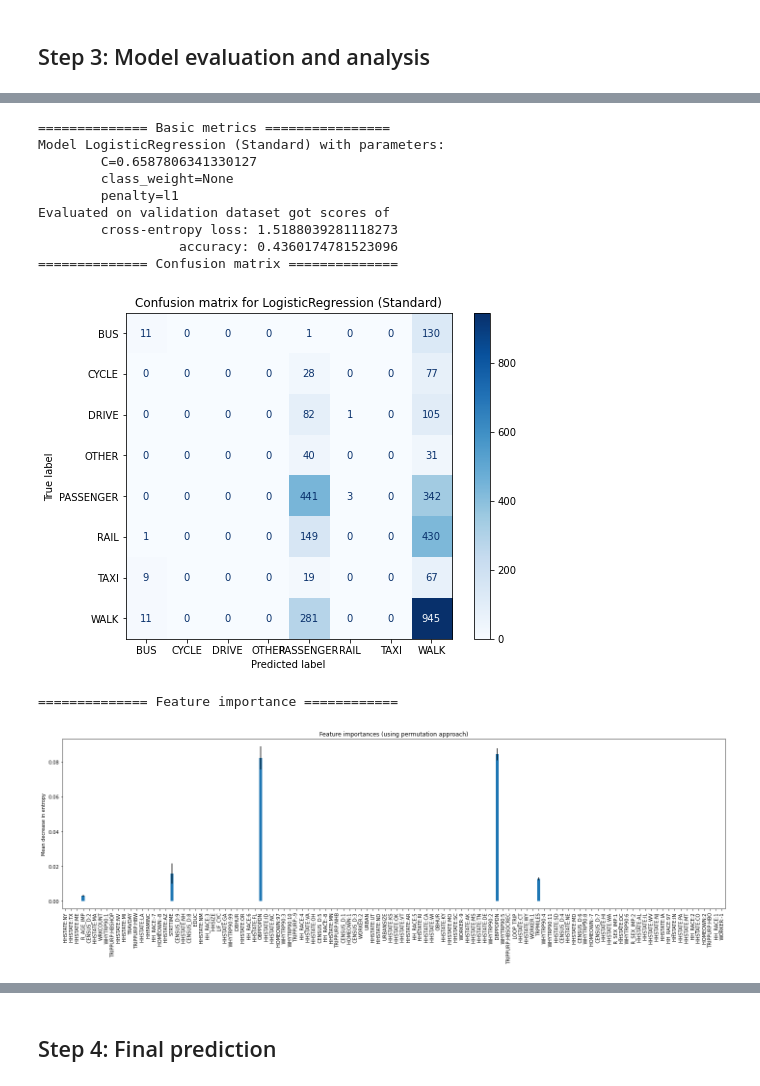
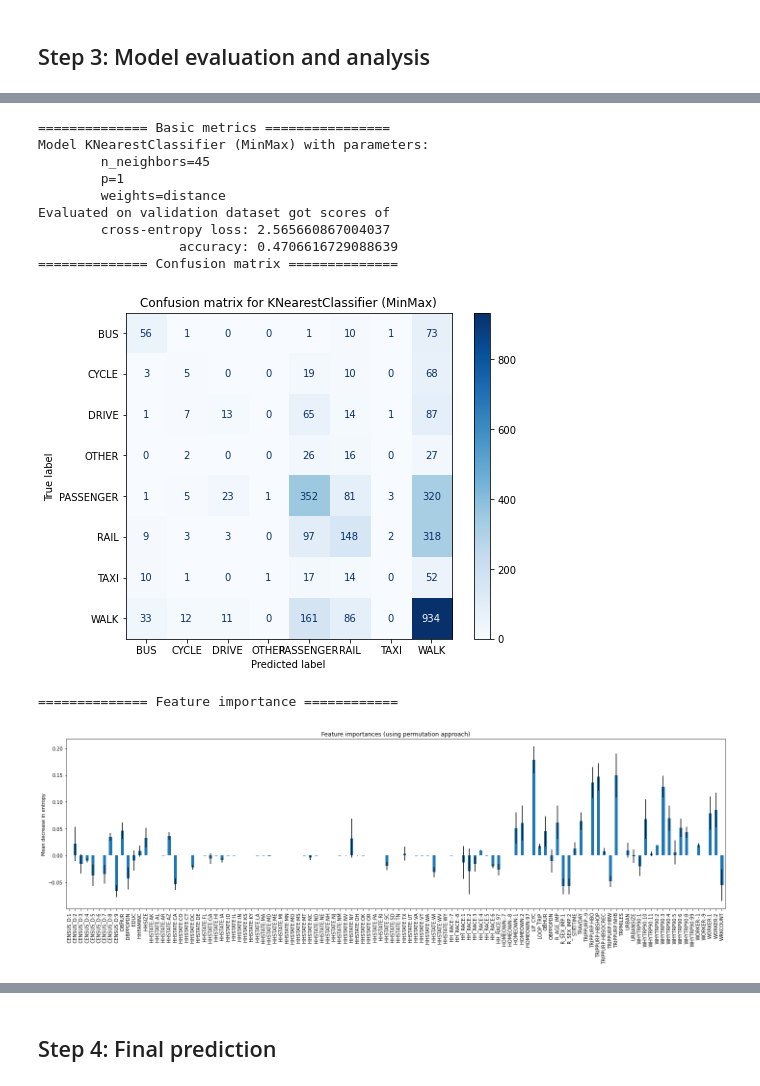
Before and after one commit to bataillard/DAMiT, a Jupyter notebook: ML Mode Choice/Model_NHTS_mode_choice.ipynb, the cells around one changed output, grey strips where cells are left out. Cells and saved outputs as stored; diff of their text form; code cells hidden in the pictures.

```diff
--- a/ML Mode Choice/Model_NHTS_mode_choice.ipynb
+++ b/ML Mode Choice/Model_NHTS_mode_choice.ipynb
@@ -556,15 +623,15 @@ Evaluated on validation dataset got scores of
-# %%
-evaluate_model("LogisticRegression (Standard)", best_logreg_std, logstdsearch)
-# %% [output]
-============== Basic metrics ================
-Model LogisticRegression (Standard) with parameters:
-        C=0.6587806341330127
-        class_weight=None
-        penalty=l1
-Evaluated on validation dataset got scores of
-        cross-entropy loss: 1.5188039281118273
-                  accuracy: 0.4360174781523096
-============== Confusion matrix ==============
-[figure, removed]
-============== Feature importance ============
-[figure, removed]
+# %%
+evaluate_model("KNearestClassifier (MinMax)", best_knn, knnsearch, X=X_sc, X_val=X_val_sc)
+# %% [output]
+============== Basic metrics ================
+Model KNearestClassifier (MinMax) with parameters:
+        n_neighbors=45
+        p=1
+        weights=distance
+Evaluated on validation dataset got scores of
+        cross-entropy loss: 2.565660867004037
+                  accuracy: 0.4706616729088639
+============== Confusion matrix ==============
+[figure, added]
+============== Feature importance ============
+[figure, added]
```
Also changed, not shown: parts of 31 cells of this notebook, 24 other files.
